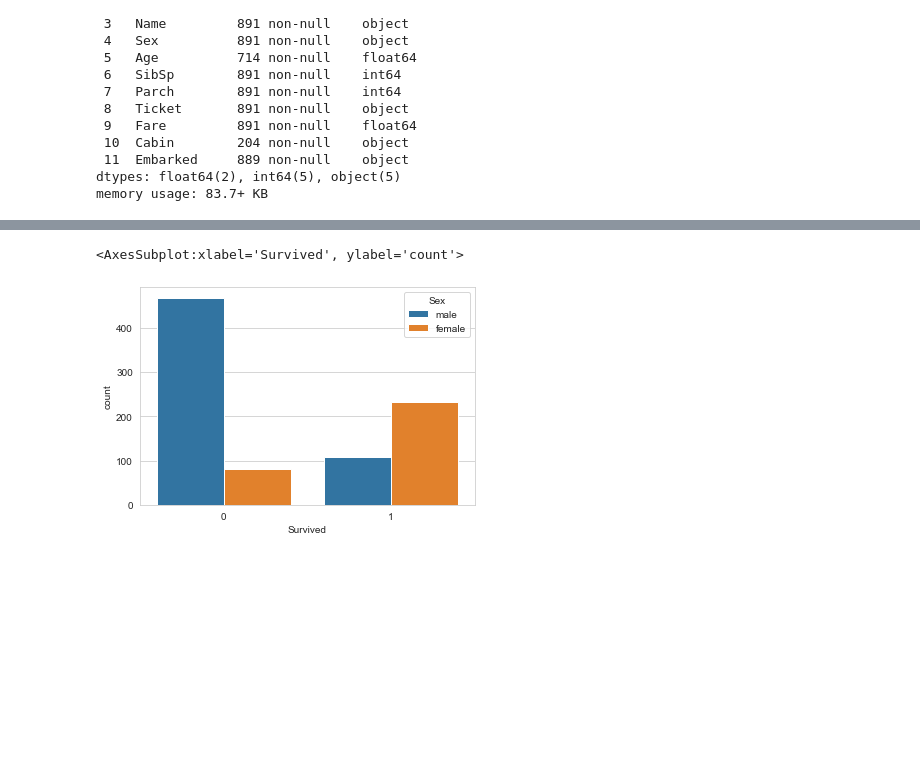
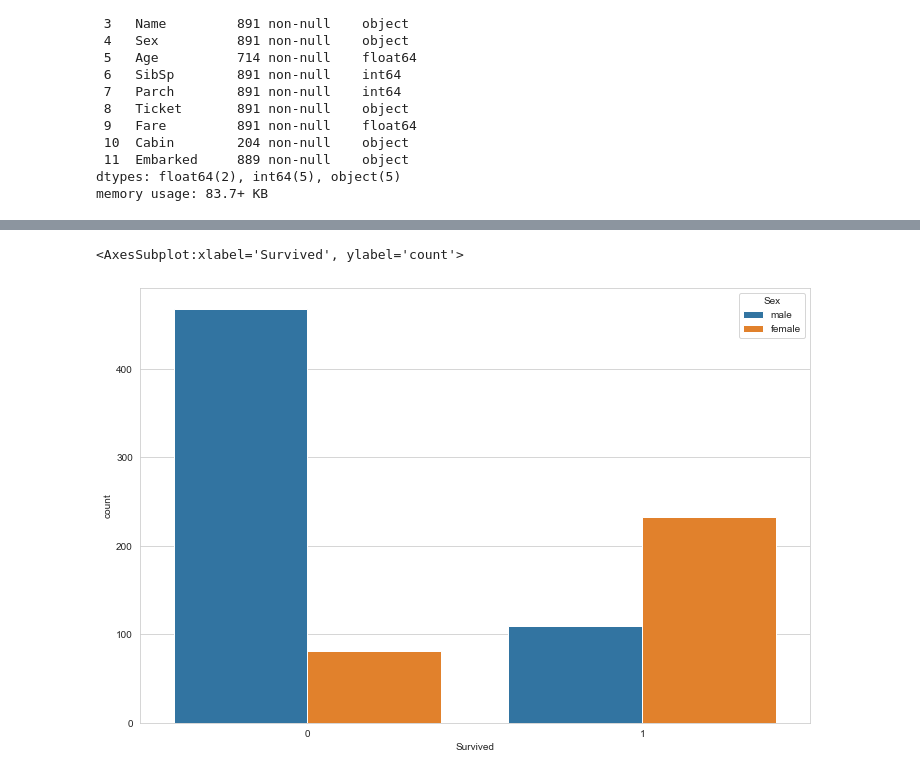
Before and after one commit to Abubakr1710/Titanic_logistic_regression, a Jupyter notebook: Titanic_LR.ipynb, the cells around one changed output, grey strips where cells are left out. Drawn from its saved outputs; the diff is of its cells as text; code cells hidden in the pictures; blank space fills up the shorter version.

```diff
--- a/Titanic_LR.ipynb
+++ b/Titanic_LR.ipynb
@@ -59,6 +61,7 @@ sns.countplot(x='Survived', data=train)
 # %%
+plt.figure(figsize=(12,8))
 sns.countplot(x='Survived', hue='Sex', data=train)
 # %% [output]
 <AxesSubplot:xlabel='Survived', ylabel='count'>
-[figure, old version]
+[figure, new version]
 # %%
```
Also changed, not shown: parts of 13 cells of this notebook.
